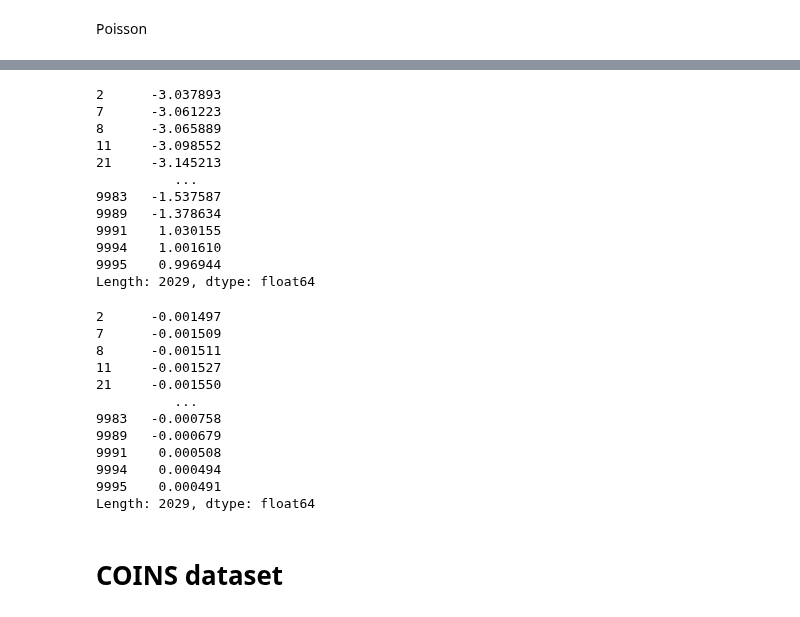
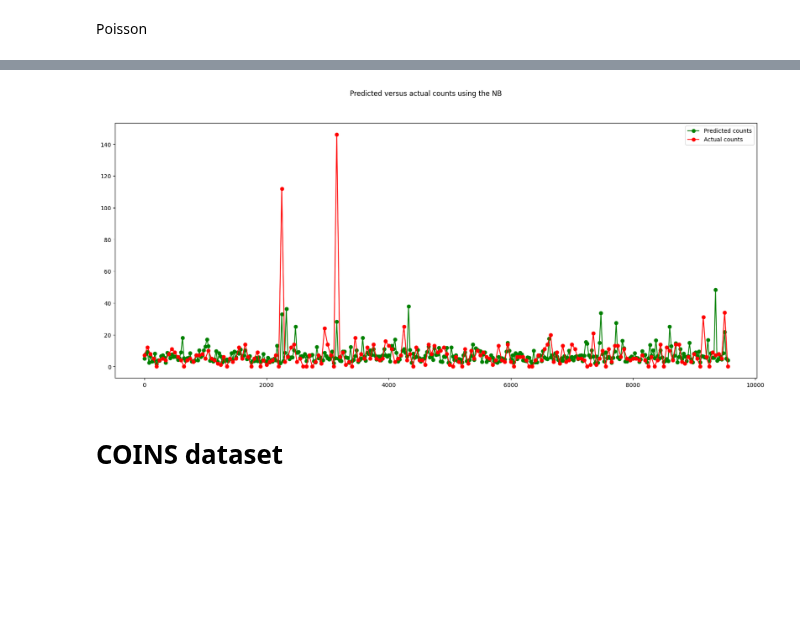
Before and after one commit to porterjenkins/deep_uncertainty, a Jupyter notebook: deep_uncertainty/notebooks/baseline_testing.ipynb, the cells around one changed output, grey strips where cells are left out. Drawn from its saved outputs; the diff is of its cells as text; code cells hidden in the pictures; blank space fills up the shorter version.

```diff
--- a/deep_uncertainty/notebooks/baseline_testing.ipynb
+++ b/deep_uncertainty/notebooks/baseline_testing.ipynb
@@ -313,0 +328,3 @@ len(y_preds)
+# %%
+y_train = y_train.rename(columns={0: 'TARGET'})
+y_test = y_test.rename(columns={0: 'TARGET'})
@@ -342,19 +453,0 @@ Negative Binomial
-# %%
-df_train["BB_LAMBDA"] = poisson_training_results.mu
-df_train['AUX_OLS_DEP'] = df_train.apply(lambda x: ((x['MOVE'] - x['BB_LAMBDA'])**2 - x['BB_LAMBDA']) / x['BB_LAMBDA'], axis=1)
-ols_expr = """AUX_OLS_DEP ~ BB_LAMBDA - 1"""
-aux_olsr_results = smf.ols(ols_expr, df_train).fit()
-nb2_training_results = sm.GLM(y_train, X_train,family=sm.families.NegativeBinomial(alpha=aux_olsr_results.params[0])).fit()
-nb2_predictions = nb2_training_results.get_prediction(X_test)
-successes = nb2_training_results.predict(X_test, linear=True)
-predictions_summary_frame = nb2_predictions.summary_frame()
-predicted_counts=predictions_summary_frame['mean']
-
-
-# Count number of successful predictions
-# success_threshold = 1
-# test_predictions = np.array(successes)
-# y_test_values = y_test.values.flatten()
-# absolute_differences = np.abs(test_predictions - y_test_values)
-# successful_predictions_count = np.sum(absolute_differences <= success_threshold)
-# print("Number of successful predictions:", successful_predictions_count)
@@ -372,9 +453,0 @@ See the caveats in the documentation: https://pandas.pydata.org/pandas-docs/stab
-# %%
-y_preds = predicted_counts
-y_test = y_test['MOVE']
-# n is # of successes
-n = successes
-# p is the probability of success
-p = n / len(y_test)
-posterior_predictive = nbinom(p=p, n=n)
-np.column_stack([posterior_predictive.ppf(0.001), posterior_predictive.ppf(0.999)])[:10]
@@ -434,32 +454,16 @@ plot_regression_calibration_curve(np.array(y_test), posterior_predictive, num_bi
-# %%
-n
-# %% [output]
-2      -3.037893
-7      -3.061223
-8      -3.065889
-11     -3.098552
-21     -3.145213
-          ...
-9983   -1.537587
-9989   -1.378634
-9991    1.030155
-9994    1.001610
-9995    0.996944
-Length: 2029, dtype: float64
-# %%
-p
-# %% [output]
-2      -0.001497
-7      -0.001509
-8      -0.001511
-11     -0.001527
-21     -0.001550
-          ...
-9983   -0.000758
-9989   -0.000679
-9991    0.000508
-9994    0.000494
-9995    0.000491
-Length: 2029, dtype: float64
+# %%
+import matplotlib.pyplot as plt
+predicted_counts=predictions_summary_frame['mean']
+actual_counts = y_test
+fig = plt.figure(figsize=(20, 8))
+fig.suptitle('Predicted versus actual counts using the NB')
+predicted_counts1 = predicted_counts[::25]
+actual1 = actual_counts[::50]
+predicted, = plt.plot(predicted_counts1, 'go-', label='Predicted counts')
+actual,  = plt.plot(actual1, 'ro-', label='Actual counts')
+plt.legend(handles=[predicted, actual])
+plt.show()
+# %% [output]
+[figure, added]
 # %% [markdown]
 # COINS dataset
```
Also changed, not shown: parts of 44 cells of this notebook.
